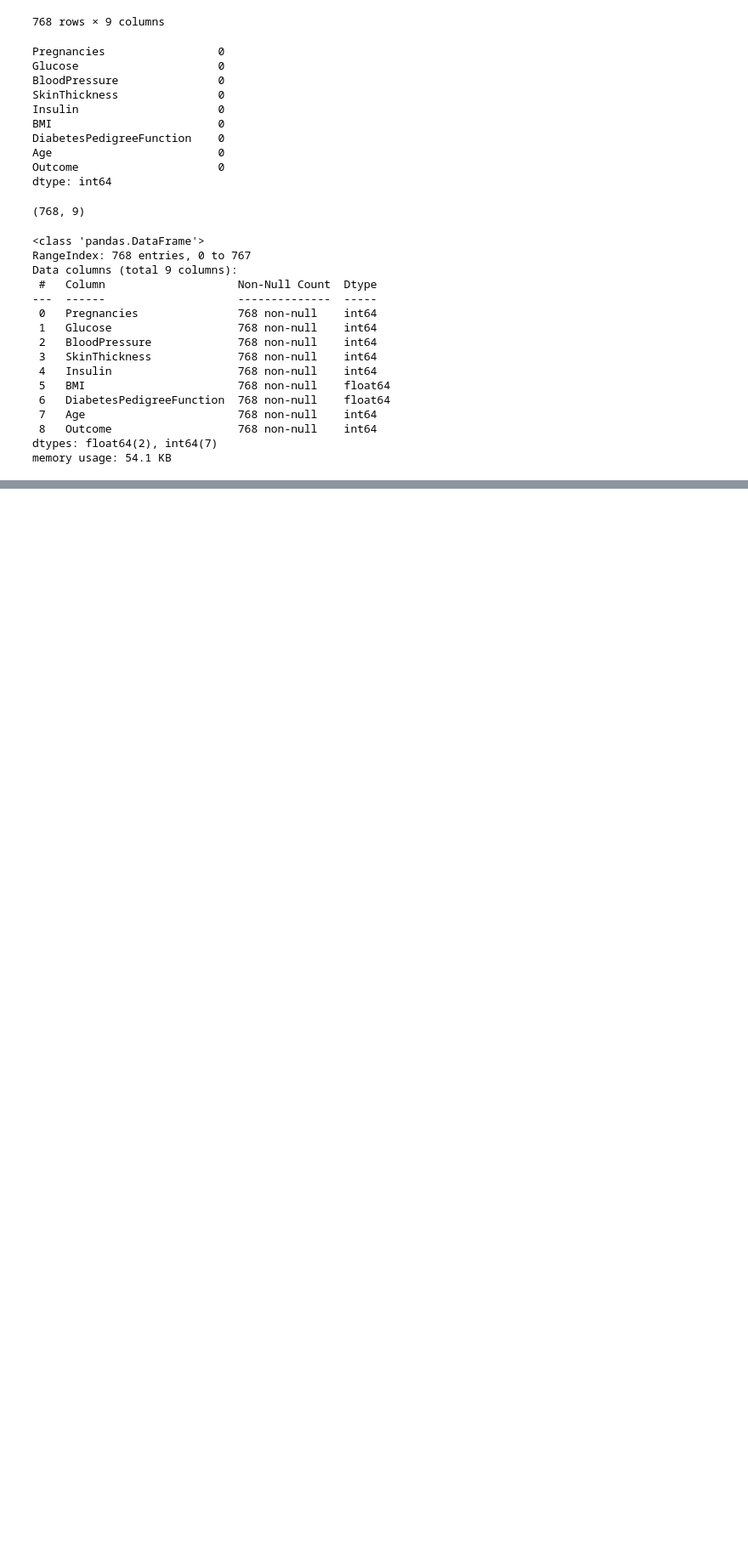
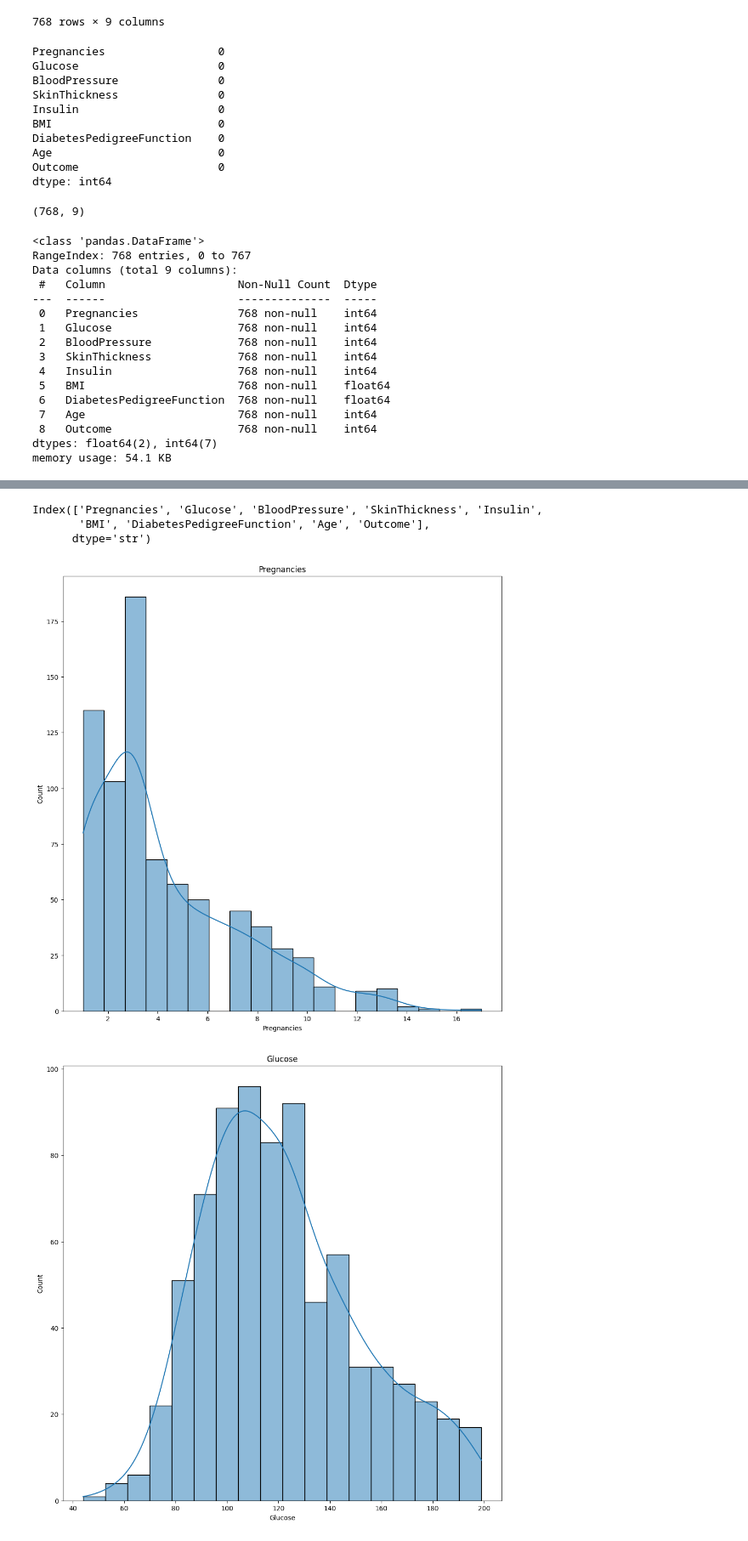
Before and after one commit to Priyabrata111/Predictive_Diabetes_Analysis, a Jupyter notebook: predictive_analysis_diabetes.ipynb, the cells around one changed output, grey strips where cells are left out. Shown at 85% size. Saved outputs shown, nothing was run; the diff lists cells and outputs as text; code cells hidden in the pictures; blank space fills up the shorter version.

```diff
--- a/predictive_analysis_diabetes.ipynb
+++ b/predictive_analysis_diabetes.ipynb
@@ -73,0 +117,26 @@ dataset.describe()
+# %%
+dataset.columns
+# %% [output]
+Index(['Pregnancies', 'Glucose', 'BloodPressure', 'SkinThickness', 'Insulin',
+       'BMI', 'DiabetesPedigreeFunction', 'Age', 'Outcome'],
+      dtype='str')
+# %%
+dataset['Pregnancies'] = dataset['Pregnancies'].replace(0, dataset['Pregnancies'].median())
+dataset['Glucose'] = dataset['Glucose'].replace(0, dataset['Glucose'].mean())
+dataset['BloodPressure'] = dataset['BloodPressure'].replace(0, dataset['BloodPressure'].mean())
+dataset['SkinThickness'] = dataset['SkinThickness'].replace(0, dataset['SkinThickness'].median())
+dataset['Insulin'] = dataset['Insulin'].replace(0, dataset['Insulin'].median())
+dataset['BMI'] = dataset['BMI'].replace(0, dataset['BMI'].mean())
+dataset['DiabetesPedigreeFunction'] = dataset['DiabetesPedigreeFunction'].replace(0, dataset['DiabetesPedigreeFunction'].median())
+dataset['Age'] = dataset['Age'].replace(0, dataset['Age'].median())
+# %%
+
+for i in dataset.columns:
+    if i != 'Outcome':
+        plt.figure(figsize = (12,12))
+
+        sns.histplot(dataset[i],kde = True)
+        plt.title(i)
+# %% [output]
+[figure, added]
+[figure, added]
```
Also changed, not shown: parts of 6 cells of this notebook.
